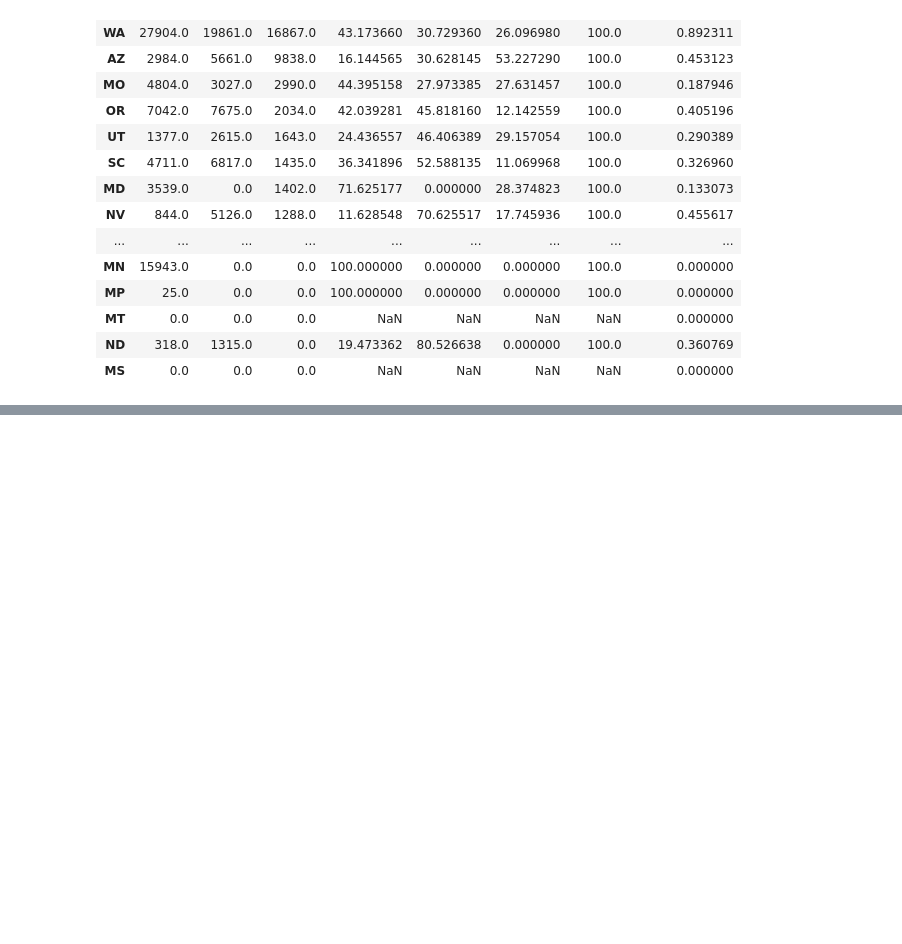
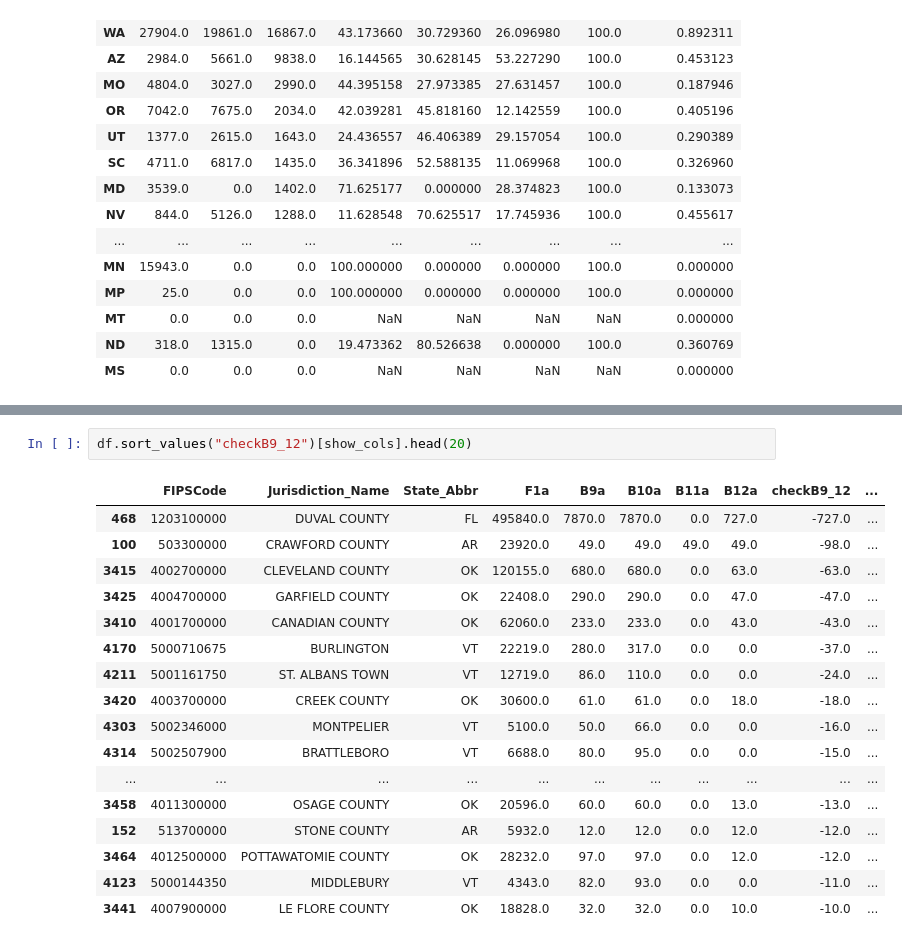
Before and after one commit to nealmcb/eac_survey, a Jupyter notebook: 2020-eac-survey.ipynb, the cells around one changed output, grey strips where cells are left out. Saved outputs shown, nothing was run; the diff lists cells and outputs as text; blank space fills up the shorter version.

```diff
--- a/2020-eac-survey.ipynb
+++ b/2020-eac-survey.ipynb
@@ -542,0 +670,20 @@ dfr.sort_values('other', ascending=False)
+# %%
+df.sort_values("checkB9_12")[show_cols].head(20)
+# %% [output]
+|  | FIPSCode | Jurisdiction_Name | State_Abbr | F1a | B9a | B10a | B11a | B12a | checkB9_12 | ... |
+| 468 | 1203100000 | DUVAL COUNTY | FL | 495840.0 | 7870.0 | 7870.0 | 0.0 | 727.0 | -727.0 | ... |
+| 100 | 503300000 | CRAWFORD COUNTY | AR | 23920.0 | 49.0 | 49.0 | 49.0 | 49.0 | -98.0 | ... |
+| 3415 | 4002700000 | CLEVELAND COUNTY | OK | 120155.0 | 680.0 | 680.0 | 0.0 | 63.0 | -63.0 | ... |
+| 3425 | 4004700000 | GARFIELD COUNTY | OK | 22408.0 | 290.0 | 290.0 | 0.0 | 47.0 | -47.0 | ... |
+| 3410 | 4001700000 | CANADIAN COUNTY | OK | 62060.0 | 233.0 | 233.0 | 0.0 | 43.0 | -43.0 | ... |
+| 4170 | 5000710675 | BURLINGTON | VT | 22219.0 | 280.0 | 317.0 | 0.0 | 0.0 | -37.0 | ... |
+| 4211 | 5001161750 | ST. ALBANS TOWN | VT | 12719.0 | 86.0 | 110.0 | 0.0 | 0.0 | -24.0 | ... |
+| 3420 | 4003700000 | CREEK COUNTY | OK | 30600.0 | 61.0 | 61.0 | 0.0 | 18.0 | -18.0 | ... |
+| 4303 | 5002346000 | MONTPELIER | VT | 5100.0 | 50.0 | 66.0 | 0.0 | 0.0 | -16.0 | ... |
+| 4314 | 5002507900 | BRATTLEBORO | VT | 6688.0 | 80.0 | 95.0 | 0.0 | 0.0 | -15.0 | ... |
+| ... | ... | ... | ... | ... | ... | ... | ... | ... | ... | ... |
+| 3458 | 4011300000 | OSAGE COUNTY | OK | 20596.0 | 60.0 | 60.0 | 0.0 | 13.0 | -13.0 | ... |
+| 152 | 513700000 | STONE COUNTY | AR | 5932.0 | 12.0 | 12.0 | 0.0 | 12.0 | -12.0 | ... |
+| 3464 | 4012500000 | POTTAWATOMIE COUNTY | OK | 28232.0 | 97.0 | 97.0 | 0.0 | 12.0 | -12.0 | ... |
+| 4123 | 5000144350 | MIDDLEBURY | VT | 4343.0 | 82.0 | 93.0 | 0.0 | 0.0 | -11.0 | ... |
+| 3441 | 4007900000 | LE FLORE COUNTY | OK | 18828.0 | 32.0 | 32.0 | 0.0 | 10.0 | -10.0 | ... |
```
Also changed, not shown: parts of 16 cells of this notebook.
